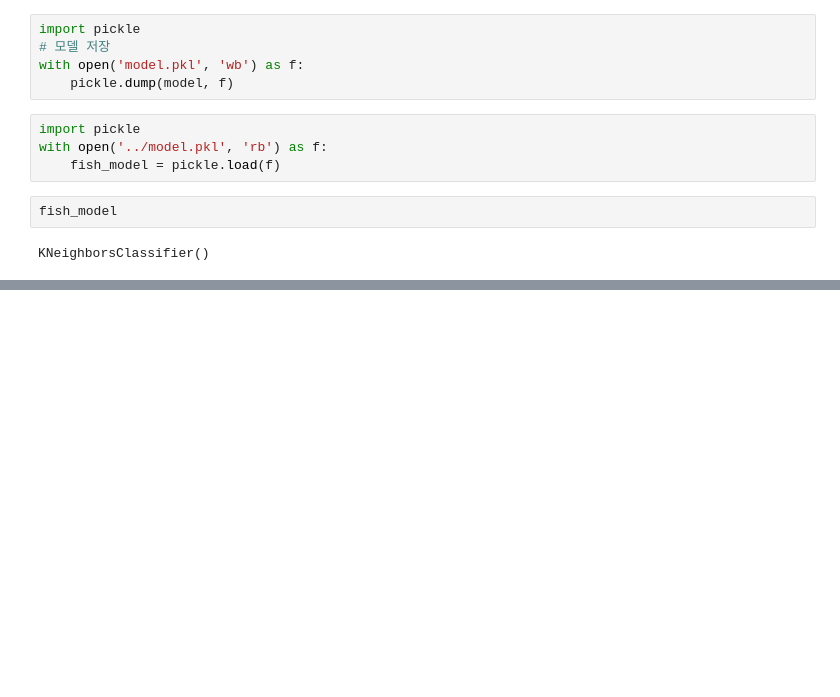
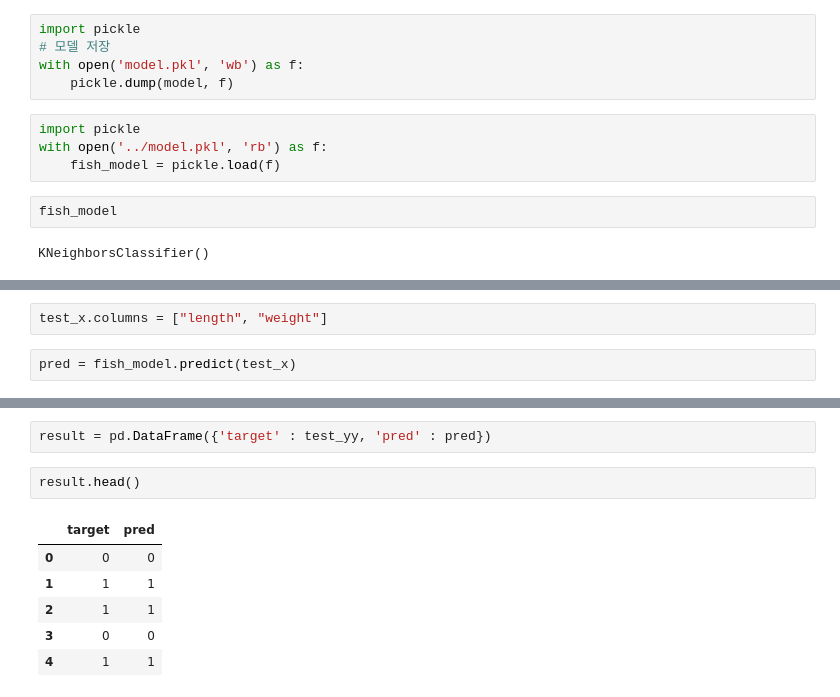
Before and after one commit to Kimwonjoon/fish_ml, a Jupyter notebook: note/fishml.ipynb, the cells around one changed output, grey strips where cells are left out. Cells and saved outputs as stored; diff of their text form; blank space fills up the shorter version.

```diff
--- a/note/fishml.ipynb
+++ b/note/fishml.ipynb
@@ -95,0 +128,4 @@ NameError: name 'pickle' is not defined
+# %%
+test_x.columns = ["length", "weight"]
+# %%
+pred = fish_model.predict(test_x)
@@ -95,0 +192,11 @@ NameError: name 'pickle' is not defined
+# %%
+result = pd.DataFrame({'target' : test_yy, 'pred' : pred})
+# %%
+result.head()
+# %% [output]
+|  | target | pred |
+| 0 | 0 | 0 |
+| 1 | 1 | 1 |
+| 2 | 1 | 1 |
+| 3 | 0 | 0 |
+| 4 | 1 | 1 |
```
Also changed, not shown: parts of 15 cells of this notebook.
